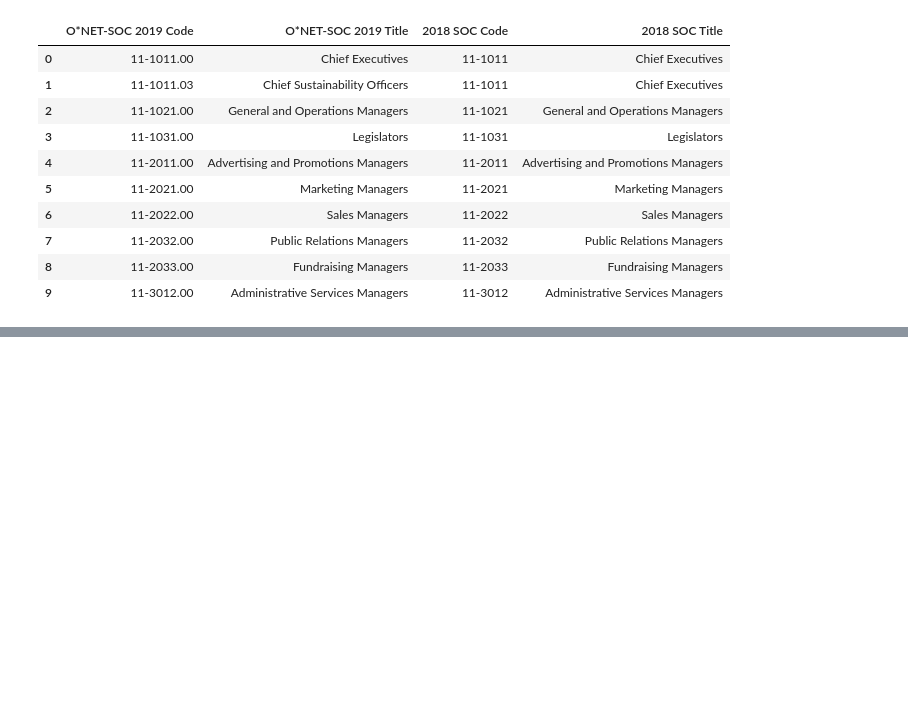
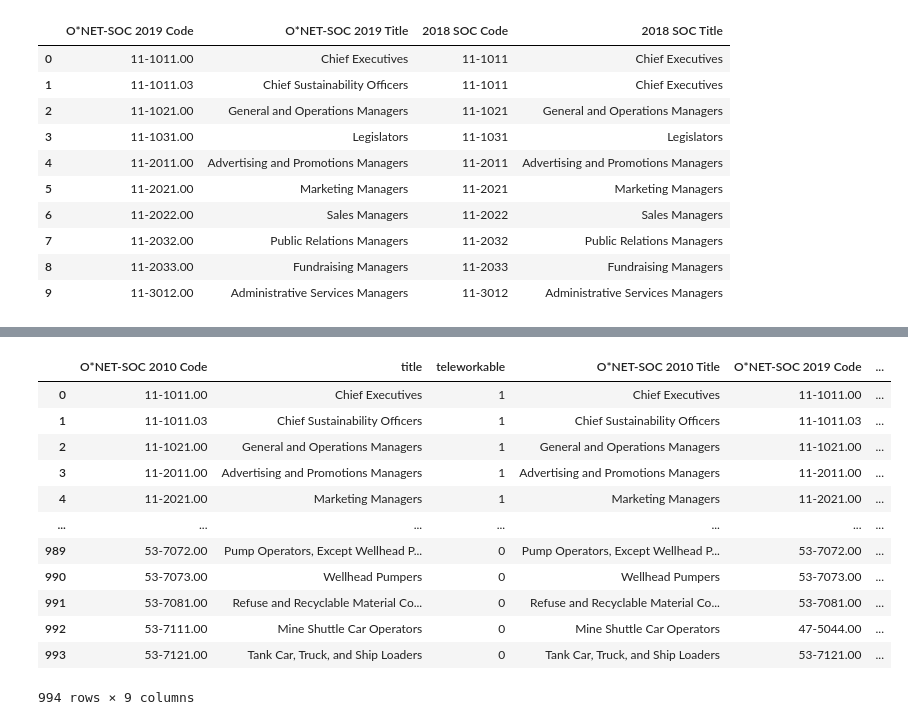
Before and after one commit to meganmccoy/ONET_Occupation_Codes, a Jupyter notebook: Mapping SOP and Census Occupation Codes.ipynb, the cells around one changed output, grey strips where cells are left out. Drawn from its saved outputs; the diff is of its cells as text; code cells hidden in the pictures; blank space fills up the shorter version.

```diff
--- a/Mapping SOP and Census Occupation Codes.ipynb
+++ b/Mapping SOP and Census Occupation Codes.ipynb
@@ -346,2 +346,18 @@ Name: 2010 Census Code, Length: 1164, dtype: int64
+# %%
+onetDN
+# %% [output]
+|  | O*NET-SOC 2010 Code | title | teleworkable | O*NET-SOC 2010 Title | O*NET-SOC 2019 Code | ... |
+| 0 | 11-1011.00 | Chief Executives | 1 | Chief Executives | 11-1011.00 | ... |
+| 1 | 11-1011.03 | Chief Sustainability Officers | 1 | Chief Sustainability Officers | 11-1011.03 | ... |
+| 2 | 11-1021.00 | General and Operations Managers | 1 | General and Operations Managers | 11-1021.00 | ... |
+| 3 | 11-2011.00 | Advertising and Promotions Managers | 1 | Advertising and Promotions Managers | 11-2011.00 | ... |
+| 4 | 11-2021.00 | Marketing Managers | 1 | Marketing Managers | 11-2021.00 | ... |
+| ... | ... | ... | ... | ... | ... | ... |
+| 989 | 53-7072.00 | Pump Operators, Except Wellhead P... | 0 | Pump Operators, Except Wellhead P... | 53-7072.00 | ... |
+| 990 | 53-7073.00 | Wellhead Pumpers | 0 | Wellhead Pumpers | 53-7073.00 | ... |
+| 991 | 53-7081.00 | Refuse and Recyclable Material Co... | 0 | Refuse and Recyclable Material Co... | 53-7081.00 | ... |
+| 992 | 53-7111.00 | Mine Shuttle Car Operators | 0 | Mine Shuttle Car Operators | 47-5044.00 | ... |
+| 993 | 53-7121.00 | Tank Car, Truck, and Ship Loaders | 0 | Tank Car, Truck, and Ship Loaders | 53-7121.00 | ... |
+994 rows × 9 columns
 # %%
 onetDN.to_csv('DingelNeiman2020.csv', index=False)
```
Also changed, not shown: parts of 3 cells of this notebook.
